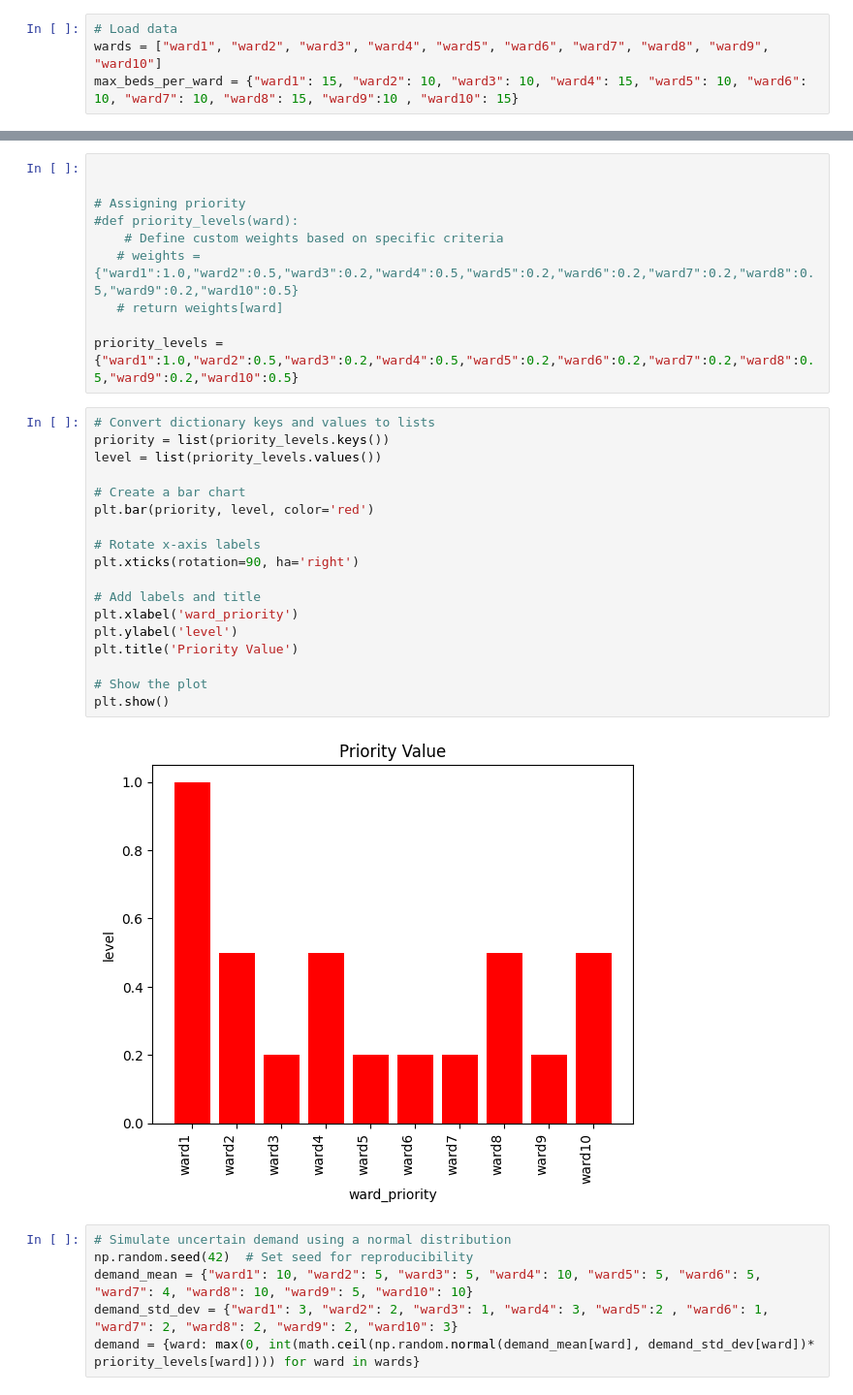
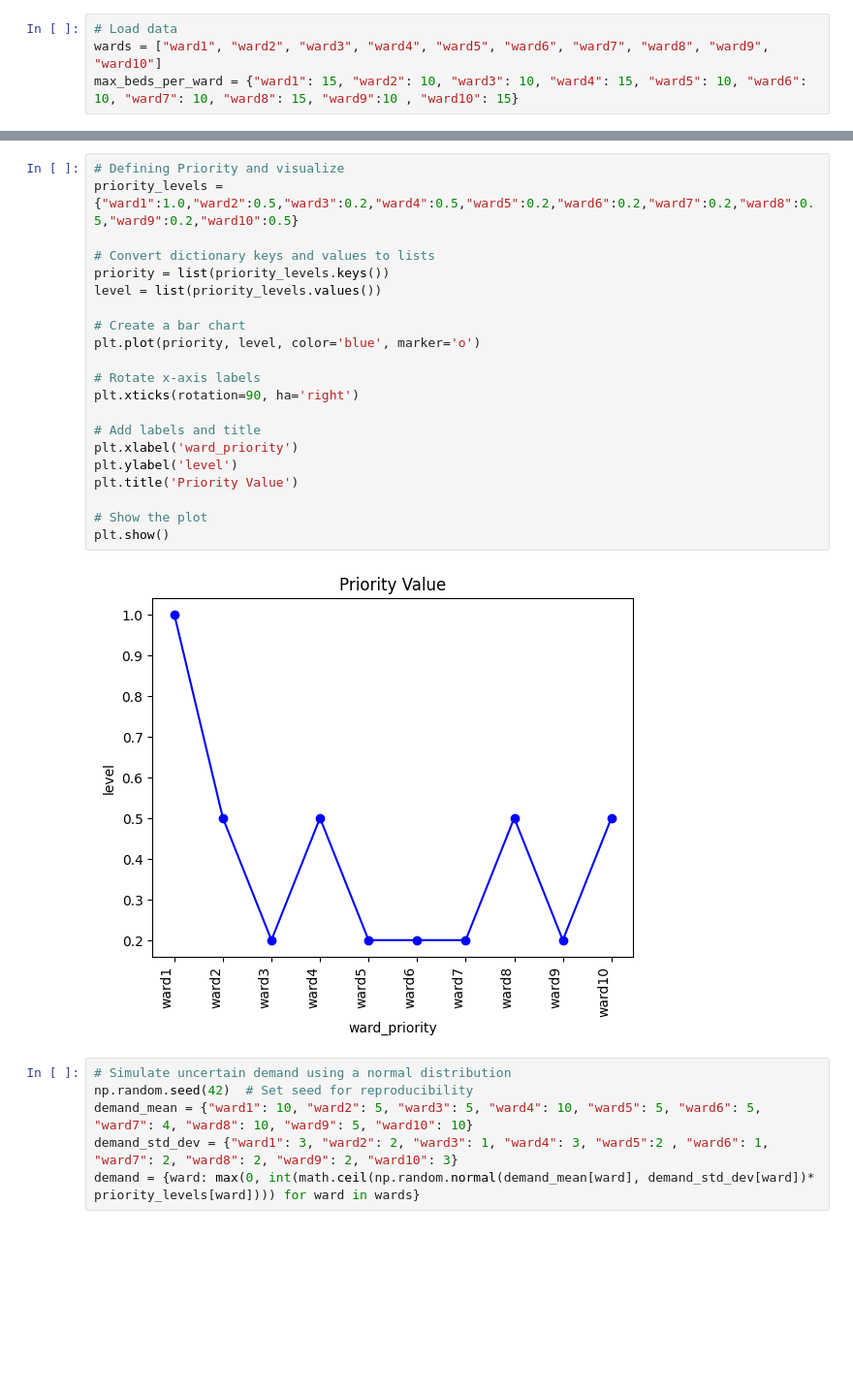
Before and after one commit to kessingtonosazee/GCP_Project_1, a Jupyter notebook: Code_KNN.ipynb, the cells around one changed output, grey strips where cells are left out. Shown at 97% size. Saved outputs shown, nothing was run; the diff lists cells and outputs as text; blank space fills up the shorter version.

```diff
--- a/Code_KNN.ipynb
+++ b/Code_KNN.ipynb
@@ -43,36 +44,29 @@ plt.title('Maximum Number of Beds Per Ward')
 plt.show()
 # %% [output]
 [figure]
-# %%
-
-
-# Assigning priority
-#def priority_levels(ward):
-    # Define custom weights based on specific criteria
-   # weights = {"ward1":1.0,"ward2":0.5,"ward3":0.2,"ward4":0.5,"ward5":0.2,"ward6":0.2,"ward7":0.2,"ward8":0.5,"ward9":0.2,"ward10":0.5}
-   # return weights[ward]
-
-priority_levels = {"ward1":1.0,"ward2":0.5,"ward3":0.2,"ward4":0.5,"ward5":0.2,"ward6":0.2,"ward7":0.2,"ward8":0.5,"ward9":0.2,"ward10":0.5}
 # %%
+# Defining Priority and visualize
+priority_levels = {"ward1":1.0,"ward2":0.5,"ward3":0.2,"ward4":0.5,"ward5":0.2,"ward6":0.2,"ward7":0.2,"ward8":0.5,"ward9":0.2,"ward10":0.5}
+
 # Convert dictionary keys and values to lists
 priority = list(priority_levels.keys())
 level = list(priority_levels.values())
 
 # Create a bar chart
-plt.bar(priority, level, color='red')
+plt.plot(priority, level, color='blue', marker='o')
 
 # Rotate x-axis labels
 plt.xticks(rotation=90, ha='right')
 
 # Add labels and title
 plt.xlabel('ward_priority')
 plt.ylabel('level')
 plt.title('Priority Value')
 
 # Show the plot
 plt.show()
 # %% [output]
-[figure, old version]
+[figure, new version]
 # %%
 # Simulate uncertain demand using a normal distribution
 np.random.seed(42)  # Set seed for reproducibility
```
Also changed, not shown: parts of 17 cells of this notebook.
